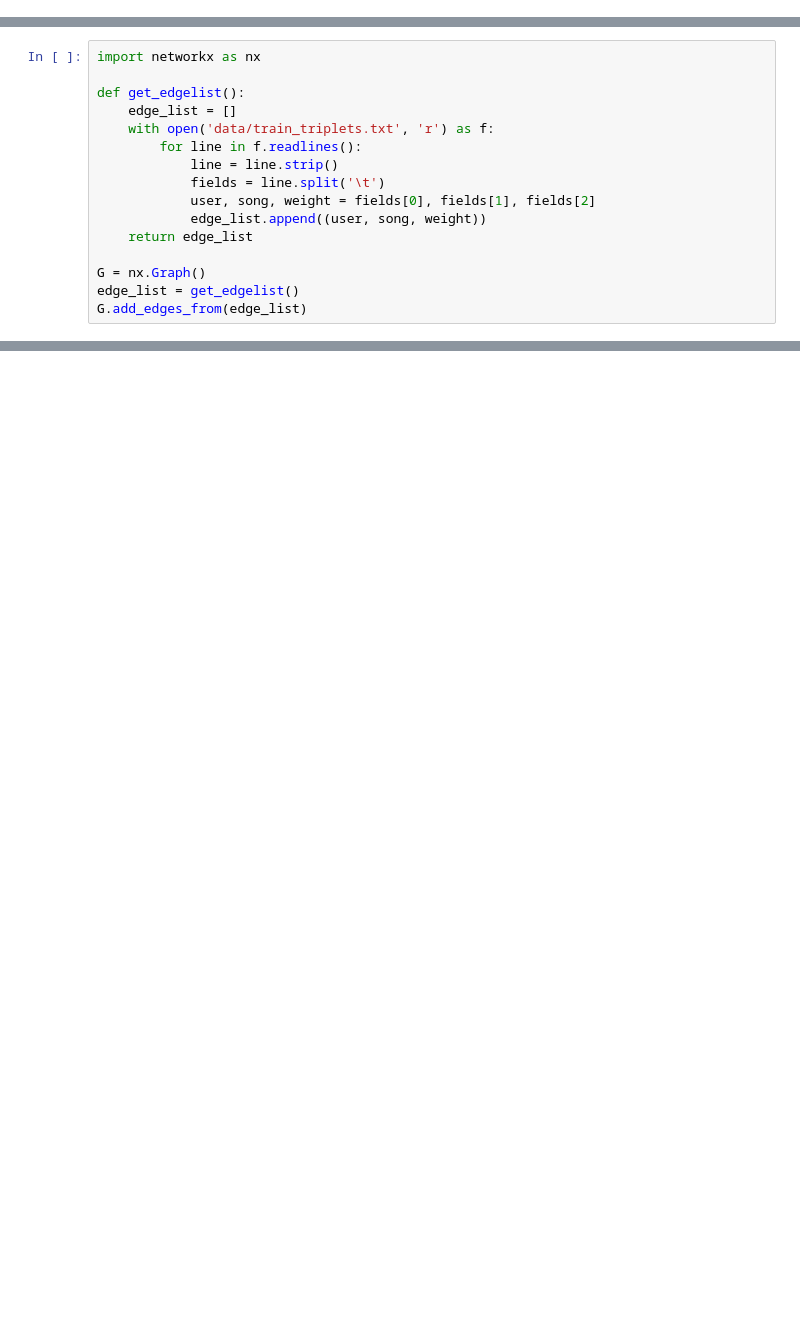
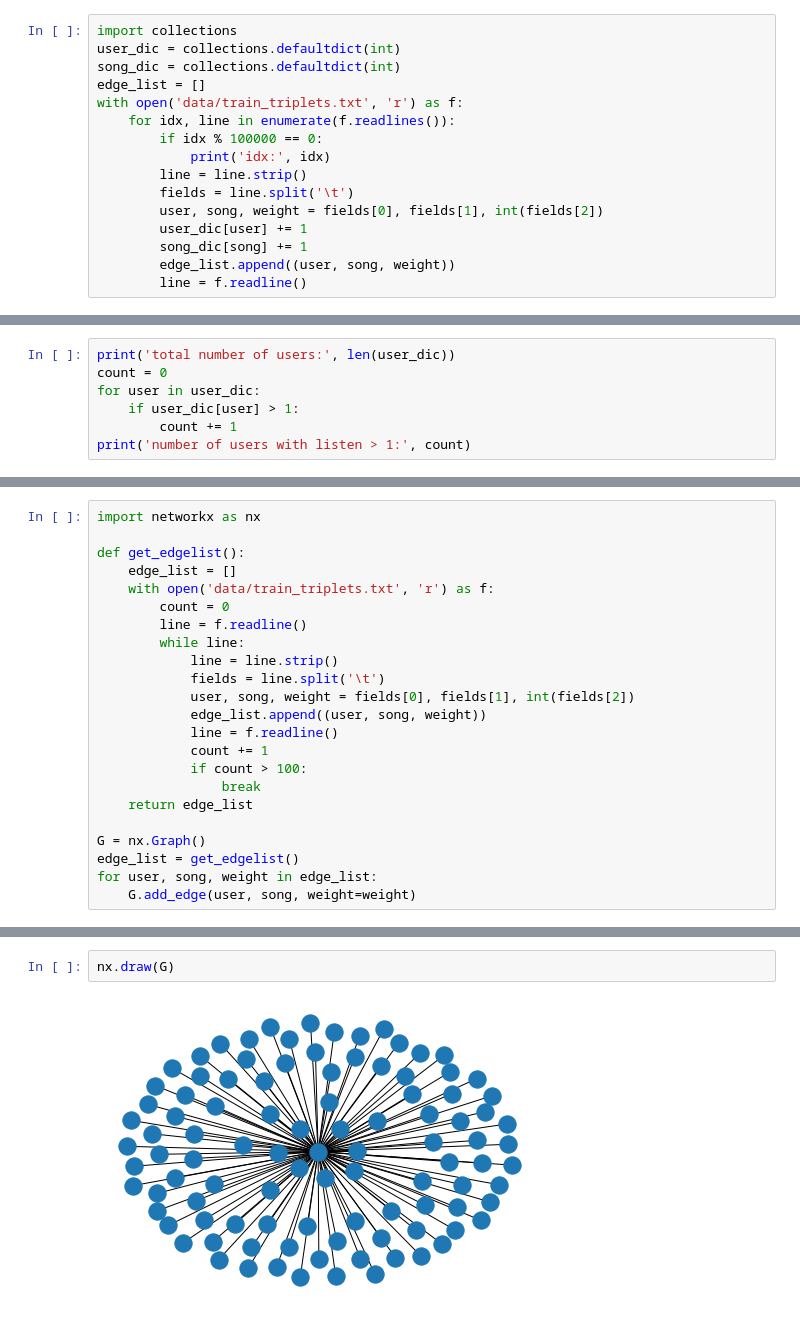
Before and after one commit to JHunterHobbs/bipartite-recs, a Jupyter notebook: Network_Project.ipynb, the cells around one changed output, grey strips where cells are left out. Saved outputs shown, nothing was run; the diff lists cells and outputs as text; blank space fills up the shorter version.

```diff
--- a/Network_Project.ipynb
+++ b/Network_Project.ipynb
@@ -0,0 +1,16 @@
+# %%
+import collections
+user_dic = collections.defaultdict(int)
+song_dic = collections.defaultdict(int)
+edge_list = []
+with open('data/train_triplets.txt', 'r') as f:
+    for idx, line in enumerate(f.readlines()):
+        if idx % 100000 == 0:
+            print('idx:', idx)
+        line = line.strip()
+        fields = line.split('\t')
+        user, song, weight = fields[0], fields[1], int(fields[2])
+        user_dic[user] += 1
+        song_dic[song] += 1
+        edge_list.append((user, song, weight))
+        line = f.readline()
@@ -0,0 +37,7 @@
+# %%
+print('total number of users:', len(user_dic))
+count = 0
+for user in user_dic:
+    if user_dic[user] > 1:
+        count += 1
+print('number of users with listen > 1:', count)
@@ -4,13 +95,20 @@ import networkx as nx
 def get_edgelist():
     edge_list = []
     with open('data/train_triplets.txt', 'r') as f:
-        for line in f.readlines():
+        count = 0
+        line = f.readline()
+        while line:
             line = line.strip()
             fields = line.split('\t')
-            user, song, weight = fields[0], fields[1], fields[2]
+            user, song, weight = fields[0], fields[1], int(fields[2])
             edge_list.append((user, song, weight))
+            line = f.readline()
+            count += 1
+            if count > 100:
+                break
     return edge_list
 
 G = nx.Graph()
 edge_list = get_edgelist()
-G.add_edges_from(edge_list)
+for user, song, weight in edge_list:
+    G.add_edge(user, song, weight=weight)
@@ -18,0 +115,4 @@ ValueError: dictionary update sequence element #0 has length 1; 2 is required
+# %%
+nx.draw(G)
+# %% [output]
+[figure, added]
```
Also changed, not shown: parts of 9 cells of this notebook.
